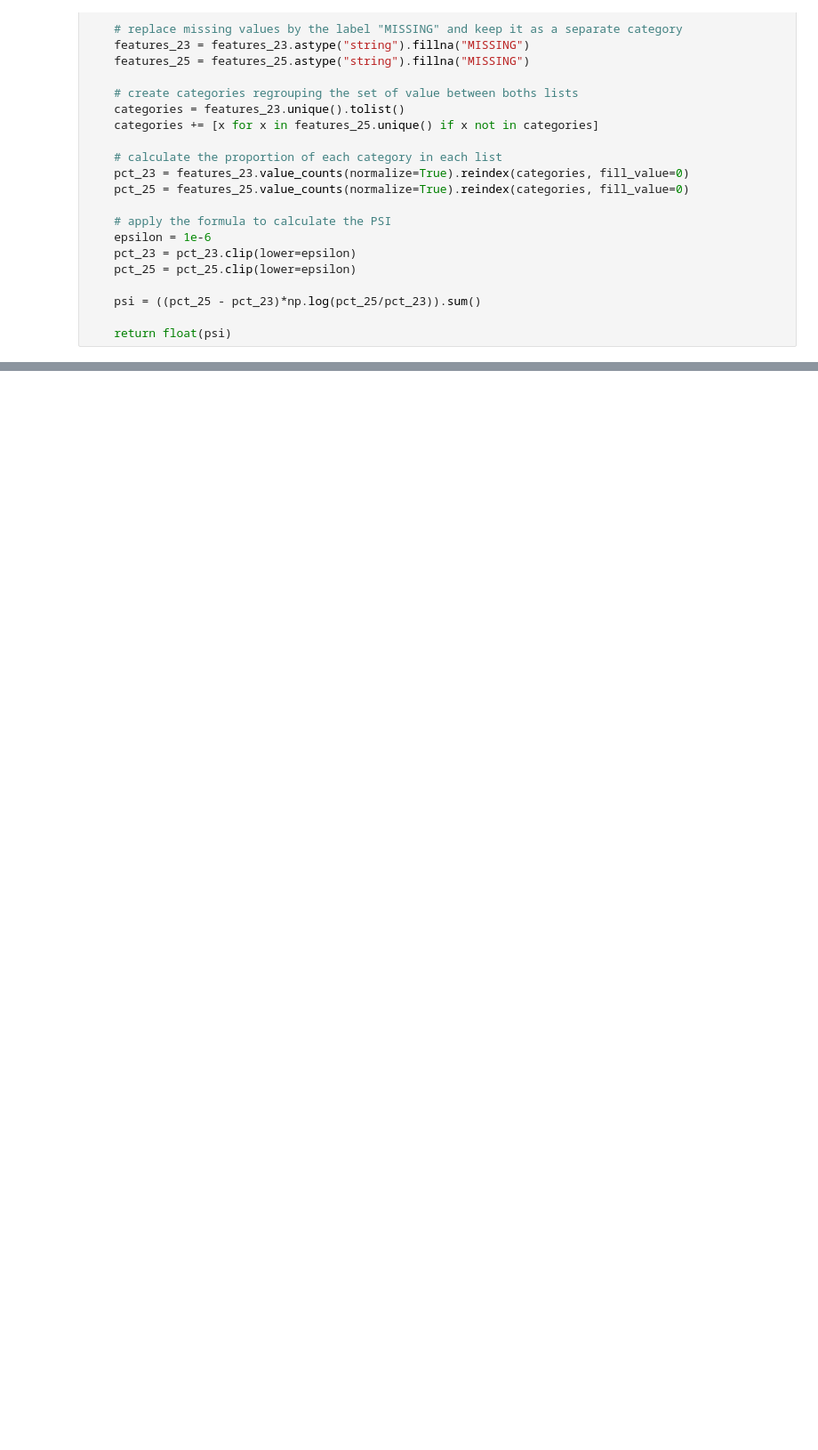
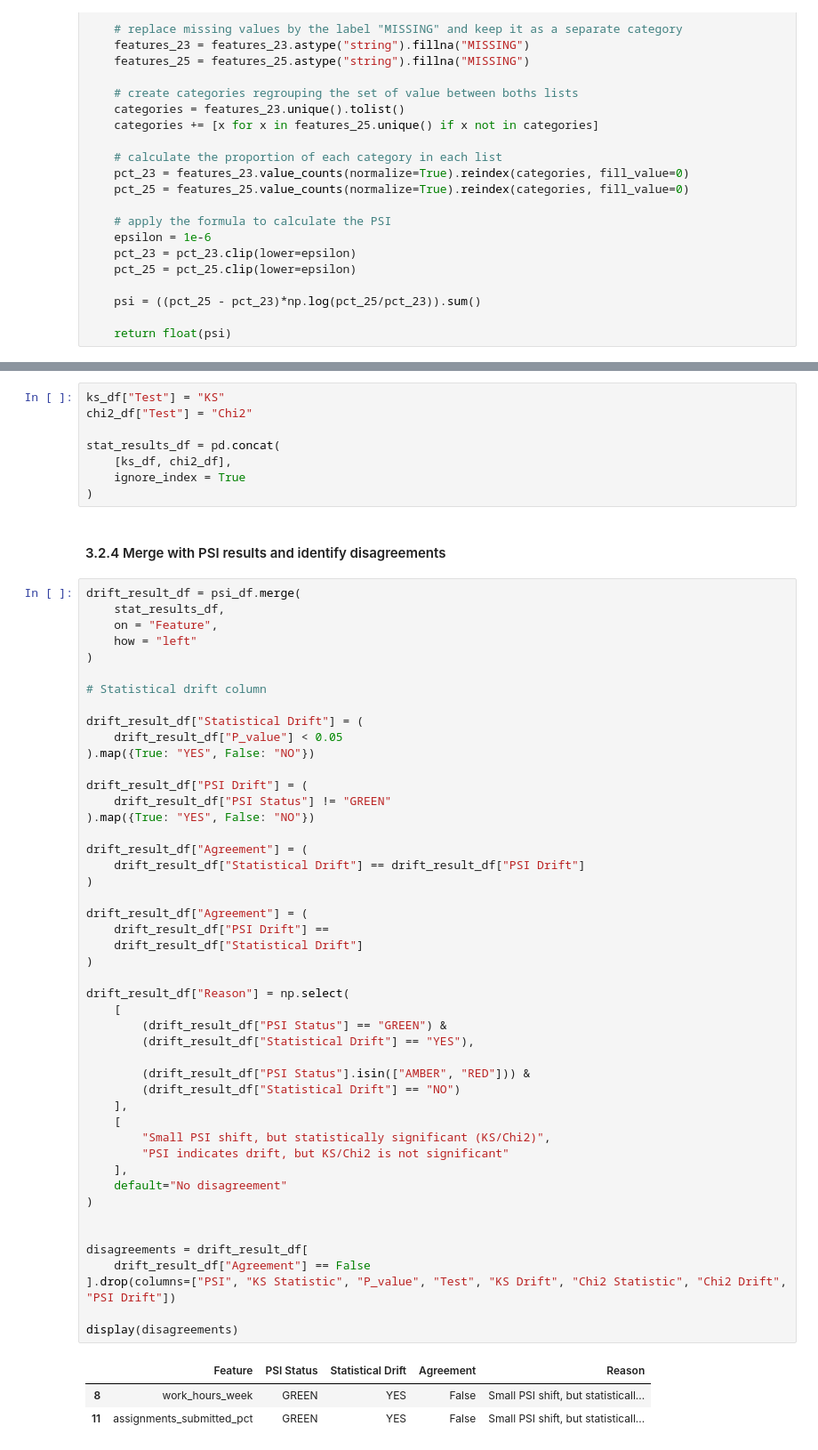
Before and after one commit to Gabriel10-10/Model-Drift-Auditor, a Jupyter notebook: notebooks/Assignment2_Notebook_Skeleton.ipynb, the cells around one changed output, grey strips where cells are left out. Shown at 89% size. Cells and saved outputs as stored; diff of their text form; blank space fills up the shorter version.

```diff
--- a/notebooks/Assignment2_Notebook_Skeleton.ipynb
+++ b/notebooks/Assignment2_Notebook_Skeleton.ipynb
@@ -754,0 +825,61 @@ plt.show()
+# %%
+ks_df["Test"] = "KS"
+chi2_df["Test"] = "Chi2"
+
+stat_results_df = pd.concat(
+    [ks_df, chi2_df],
+    ignore_index = True
+)
+# %% [markdown]
+#### 3.2.4 Merge with PSI results and identify disagreements
+# %%
+drift_result_df = psi_df.merge(
+    stat_results_df,
+    on = "Feature",
+    how = "left"
+)
+
+# Statistical drift column
+
+drift_result_df["Statistical Drift"] = (
+    drift_result_df["P_value"] < 0.05
+).map({True: "YES", False: "NO"})
+
+drift_result_df["PSI Drift"] = (
+    drift_result_df["PSI Status"] != "GREEN"
+).map({True: "YES", False: "NO"})
+
+drift_result_df["Agreement"] = (
+    drift_result_df["Statistical Drift"] == drift_result_df["PSI Drift"]
+)
+
+drift_result_df["Agreement"] = (
+    drift_result_df["PSI Drift"] ==
+    drift_result_df["Statistical Drift"]
+)
+
+drift_result_df["Reason"] = np.select(
+    [
+        (drift_result_df["PSI Status"] == "GREEN") &
+        (drift_result_df["Statistical Drift"] == "YES"),
+
+        (drift_result_df["PSI Status"].isin(["AMBER", "RED"])) &
+        (drift_result_df["Statistical Drift"] == "NO")
+    ],
+    [
+        "Small PSI shift, but statistically significant (KS/Chi2)",
+        "PSI indicates drift, but KS/Chi2 is not significant"
+    ],
+    default="No disagreement"
+)
+
+
+disagreements = drift_result_df[
+    drift_result_df["Agreement"] == False
+].drop(columns=["PSI", "KS Statistic", "P_value", "Test", "KS Drift", "Chi2 Statistic", "Chi2 Drift", "PSI Drift"])
+
+display(disagreements)
+# %% [output]
+|  | Feature | PSI Status | Statistical Drift | Agreement | Reason |
+| 8 | work_hours_week | GREEN | YES | False | Small PSI shift, but statisticall... |
+| 11 | assignments_submitted_pct | GREEN | YES | False | Small PSI shift, but statisticall... |
```
Also changed, not shown: parts of 15 cells of this notebook, 2 other files.
